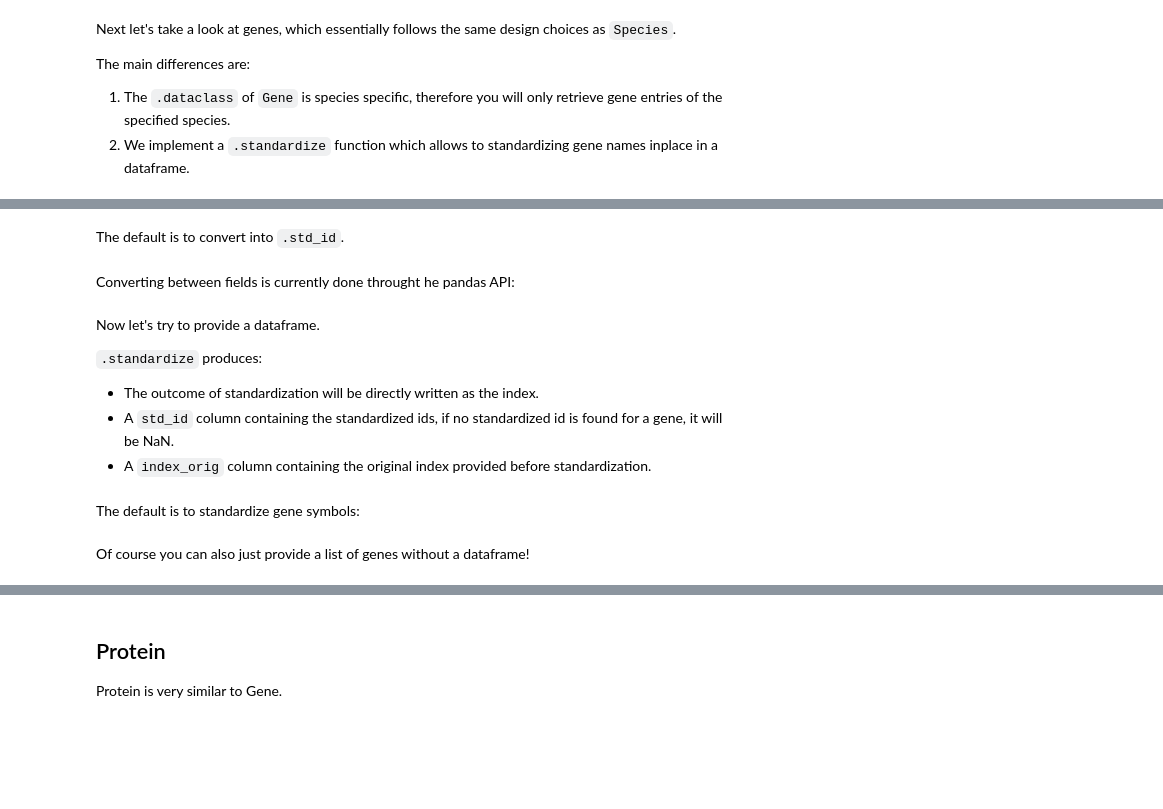
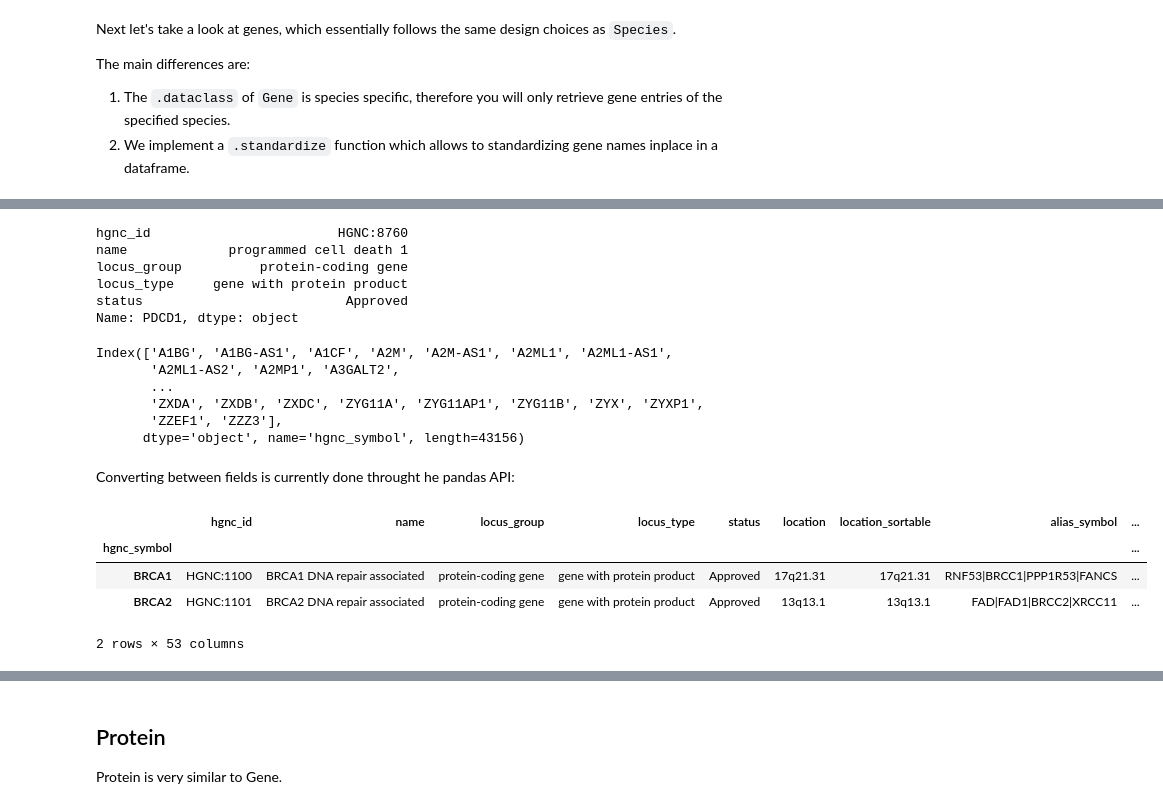
Before and after one commit to laminlabs/bionty-base, a Jupyter notebook: docs/tutorial/quickstart.ipynb, the cells around one changed output, grey strips where cells are left out. Saved outputs shown, nothing was run; the diff lists cells and outputs as text; code cells hidden in the pictures; blank space fills up the shorter version.

```diff
--- a/docs/tutorial/quickstart.ipynb
+++ b/docs/tutorial/quickstart.ipynb
@@ -78,15 +89,28 @@ ensembl_ids = ["ENSG00000012048", "ENSG00000139618"]
-# %% [markdown]
-The default is to convert into `.std_id`.
+# %%
+gene.df.loc["PDCD1"].head()
+# %% [output]
+hgnc_id                        HGNC:8760
+name             programmed cell death 1
+locus_group          protein-coding gene
+locus_type     gene with protein product
+status                          Approved
+Name: PDCD1, dtype: object
+# %%
+gene.df.index
+# %% [output]
+Index(['A1BG', 'A1BG-AS1', 'A1CF', 'A2M', 'A2M-AS1', 'A2ML1', 'A2ML1-AS1',
+       'A2ML1-AS2', 'A2MP1', 'A3GALT2',
+       ...
+       'ZXDA', 'ZXDB', 'ZXDC', 'ZYG11A', 'ZYG11AP1', 'ZYG11B', 'ZYX', 'ZYXP1',
+       'ZZEF1', 'ZZZ3'],
+      dtype='object', name='hgnc_symbol', length=43156)
 # %% [markdown]
 Converting between fields is currently done throught he pandas API:
 # %%
-gene.df["entrez.gene_id"][gene.df.hgnc_symbol.in(["BRCA1", "BRCA2"])]
+gene.df.loc[gene.df.index.isin(["BRCA1", "BRCA2"])]
+# %% [output]
+|  | hgnc_id | name | locus_group | locus_type | status | location | location_sortable | alias_symbol | ... |
+| hgnc_symbol |  |  |  |  |  |  |  |  | ... |
+| BRCA1 | HGNC:1100 | BRCA1 DNA repair associated | protein-coding gene | gene with protein product | Approved | 17q21.31 | 17q21.31 | RNF53|BRCC1|PPP1R53|FANCS | ... |
+| BRCA2 | HGNC:1101 | BRCA2 DNA repair associated | protein-coding gene | gene with protein product | Approved | 13q13.1 | 13q13.1 | FAD|FAD1|BRCC2|XRCC11 | ... |
+2 rows × 53 columns
-# %% [markdown]
-Now let's try to provide a dataframe.
-
-`.standardize` produces:
-- The outcome of standardization will be directly written as the index.
-- A `std_id` column containing the standardized ids, if no standardized id is found for a gene, it will be NaN.
-- A `index_orig` column containing the original index provided before standardization.
-# %% [markdown]
-The default is to standardize gene symbols:
@@ -98,2 +116,0 @@ df
-# %% [markdown]
-Of course you can also just provide a list of genes without a dataframe!
```
Also changed, not shown: parts of 30 cells of this notebook, 1 other file.
